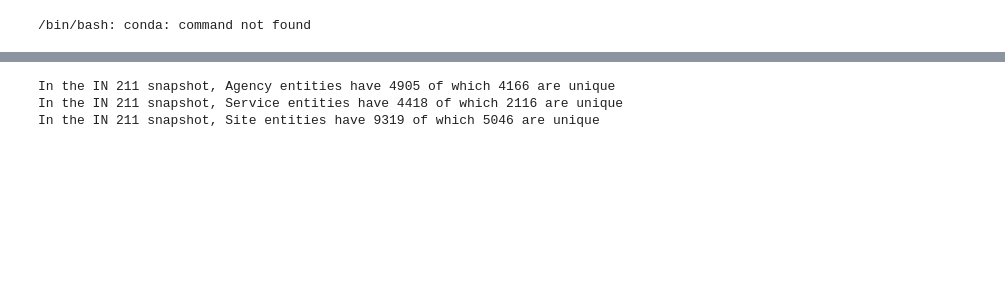
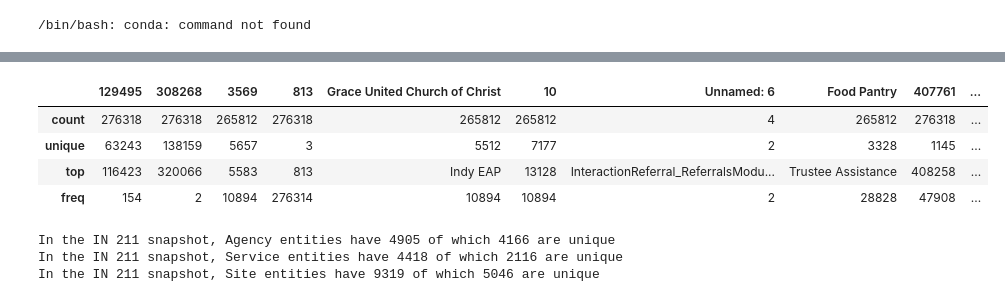
Before and after one commit to asvnpr/ND_Care_Net, a Jupyter notebook: 211_IN_Data_Parsing.ipynb, the cells around one changed output, grey strips where cells are left out. Drawn from its saved outputs; the diff is of its cells as text; code cells hidden in the pictures; blank space fills up the shorter version.

```diff
--- a/211_IN_Data_Parsing.ipynb
+++ b/211_IN_Data_Parsing.ipynb
@@ -158,3 +107,11 @@ site_df = pd.read_excel(IN_211_path, sheet_name='Site')
+# %%
+refs_df.describe()
+# %% [output]
+|  | 129495 | 308268 | 3569 | 813 | Grace United Church of Christ | 10 | Unnamed: 6 | Food Pantry | 407761 | ... |
+| count | 276318 | 276318 | 265812 | 276318 | 265812 | 265812 | 4 | 265812 | 276318 | ... |
+| unique | 63243 | 138159 | 5657 | 3 | 5512 | 7177 | 2 | 3328 | 1145 | ... |
+| top | 116423 | 320066 | 5583 | 813 | Indy EAP | 13128 | InteractionReferral_ReferralsModu... | Trustee Assistance | 408258 | ... |
+| freq | 154 | 2 | 10894 | 276314 | 10894 | 10894 | 2 | 28828 | 47908 | ... |
 # %%
 # (naively) count the number of urls and how many are uniq
 
```
Also changed, not shown: parts of 14 cells of this notebook, 14 other files.
